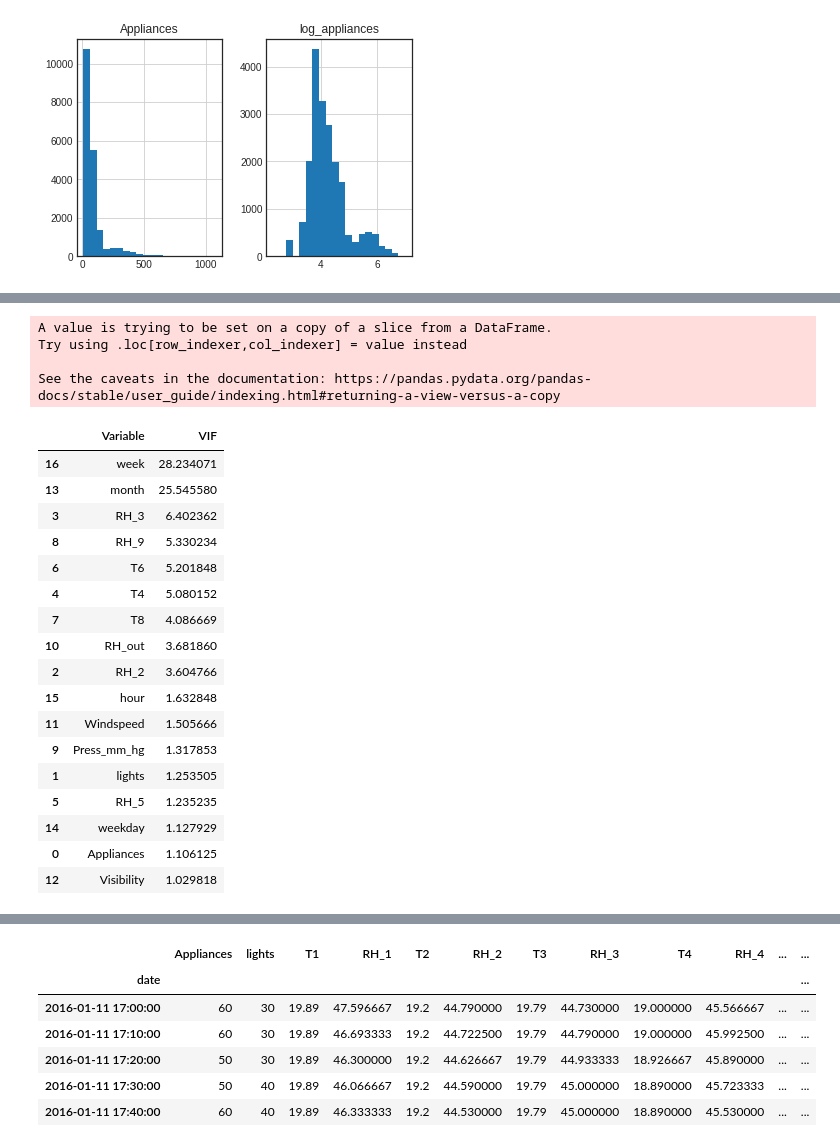
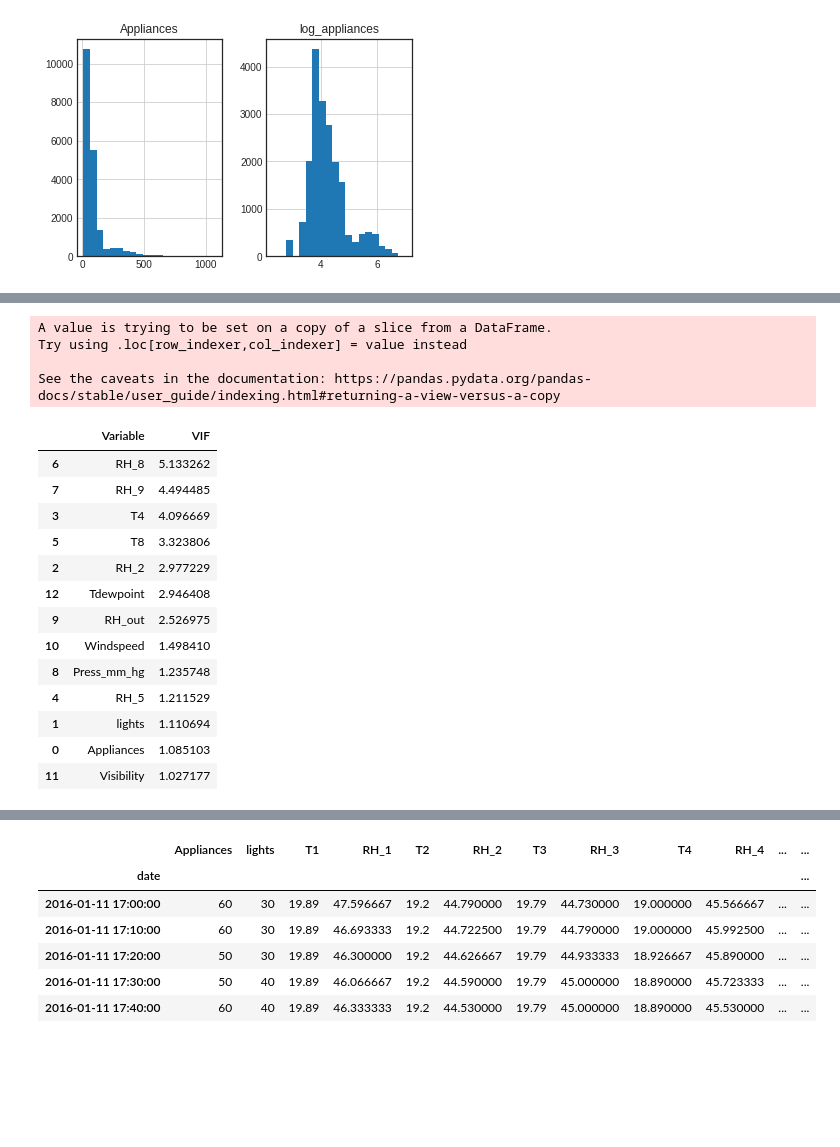
Before and after one commit to ZeeshanAhmed95/Capstone-Data-Application-linear-regression, a Jupyter notebook: Captsone_Project_Data_Application_Energy(Linear_Regression)_.ipynb, the cells around one changed output, grey strips where cells are left out. Cells and saved outputs as stored; diff of their text form; code cells hidden in the pictures; blank space fills up the shorter version.

```diff
--- a/Captsone_Project_Data_Application_Energy(Linear_Regression)_.ipynb
+++ b/Captsone_Project_Data_Application_Energy(Linear_Regression)_.ipynb
@@ -852,3 +880,8 @@ gg
+# %%
+gg.remove('month')
+gg.remove('weekday')
+gg.remove('hour')
+gg.remove('week')
 # %%
 gg.remove('Type of week')
 # %%
@@ -1056,5 +1028,5 @@ See the caveats in the documentation: https://pandas.pydata.org/pandas-docs/stab
 # %%
-considered_features.remove('Tdewpoint')
+considered_features.remove('T2')
 # %%
 compute_vif(considered_features).sort_values('VIF', ascending=False)
 # %% [output]
@@ -1108,2 +1080,2 @@ See the caveats in the documentation: https://pandas.pydata.org/pandas-docs/stab
 # %%
-considered_features.remove('T7')
+considered_features.remove('T6')
@@ -1212,5 +1184,5 @@ See the caveats in the documentation: https://pandas.pydata.org/pandas-docs/stab
 # %%
-considered_features.remove('RH_1')
+considered_features.remove('RH_3')
 compute_vif(considered_features).sort_values('VIF', ascending=False)
 # %% [output]
 A value is trying to be set on a copy of a slice from a DataFrame.
@@ -1337,26 +1307,22 @@ See the caveats in the documentation: https://pandas.pydata.org/pandas-docs/stab
 # %%
-considered_features.remove('RH_8')
+considered_features.remove('RH_1')
 compute_vif(considered_features).sort_values('VIF', ascending=False)
 # %% [output]
 A value is trying to be set on a copy of a slice from a DataFrame.
 Try using .loc[row_indexer,col_indexer] = value instead
 
 See the caveats in the documentation: https://pandas.pydata.org/pandas-docs/stable/user_guide/indexing.html#returning-a-view-versus-a-copy
 |  | Variable | VIF |
-| 16 | week | 28.234071 |
-| 13 | month | 25.545580 |
-| 3 | RH_3 | 6.402362 |
-| 8 | RH_9 | 5.330234 |
-| 6 | T6 | 5.201848 |
-| 4 | T4 | 5.080152 |
-| 7 | T8 | 4.086669 |
-| 10 | RH_out | 3.681860 |
-| 2 | RH_2 | 3.604766 |
-| 15 | hour | 1.632848 |
-| 11 | Windspeed | 1.505666 |
-| 9 | Press_mm_hg | 1.317853 |
-| 1 | lights | 1.253505 |
-| 5 | RH_5 | 1.235235 |
-| 14 | weekday | 1.127929 |
-| 0 | Appliances | 1.106125 |
-| 12 | Visibility | 1.029818 |
+| 6 | RH_8 | 5.133262 |
+| 7 | RH_9 | 4.494485 |
+| 3 | T4 | 4.096669 |
+| 5 | T8 | 3.323806 |
+| 2 | RH_2 | 2.977229 |
+| 12 | Tdewpoint | 2.946408 |
+| 9 | RH_out | 2.526975 |
+| 10 | Windspeed | 1.498410 |
+| 8 | Press_mm_hg | 1.235748 |
+| 4 | RH_5 | 1.211529 |
+| 1 | lights | 1.110694 |
+| 0 | Appliances | 1.085103 |
+| 11 | Visibility | 1.027177 |
```
Also changed, not shown: parts of 122 cells of this notebook.
